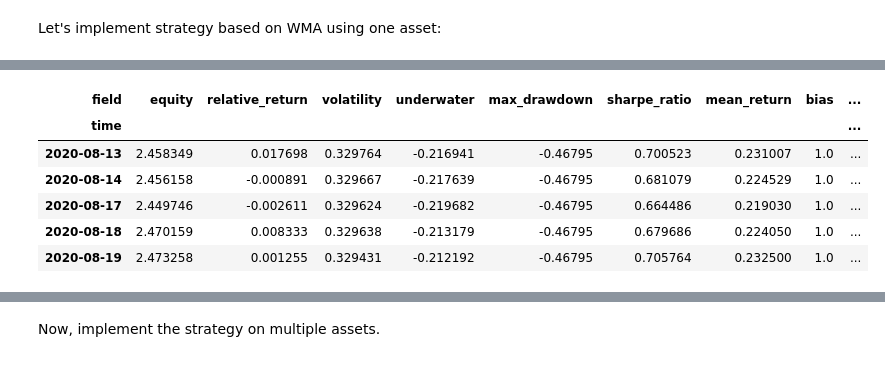
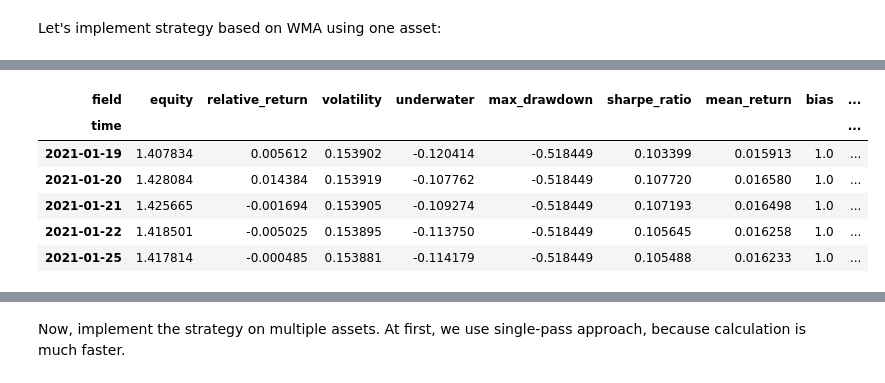
Before and after one commit to quantiacs/documentation, a Jupyter notebook: en/source/examples/examples_trend_based_strategy.ipynb, the cells around one changed output, grey strips where cells are left out. Cells and saved outputs as stored; diff of their text form; code cells hidden in the pictures.

```diff
--- a/en/source/examples/examples_trend_based_strategy.ipynb
+++ b/en/source/examples/examples_trend_based_strategy.ipynb
@@ -39,8 +42,5 @@ import datetime as dt
 # A submission will be accepted only if no max_date is set,
 # as submissions will be evaluated on live data on a daily basis.
 
-data = qndata.load_data(tail=dt.timedelta(days=4*365),
-                        dims=("time", "field", "asset"),
-                        forward_order=True
-                       )
+data = qndata.futures.load_data(min_date='2000-01-01', dims=("time", "field", "asset"))
 # %% [output]
@@ -81,14 +76,13 @@ ROCP(data: xarray.core.dataarray.DataArray, timeperiod: int = 14) -> xarray.core
 # %% [markdown]
 Let's implement strategy based on WMA using one asset:
 # %%
-stock_name = 'NASDAQ:AAPL'
+stock_name = 'F_GC'
 
 # select only 1 stock
 stock = data.sel(asset=stock_name).dropna('time', 'all')
 
 pd_time = stock.time.to_pandas()
 close = stock.sel(field='close')
-is_liquid = stock.sel(field='is_liquid') > 0
 
 # chart with prices
 price_fig = [
@@ -103,12 +97,12 @@ price_fig = [
 ]
 
 # calculate MA
-ma = xrtl.WMA(close, timeperiod=60) # you can use also SMA, EMA, etc.
+ma = xrtl.WMA(close, timeperiod=20) # you can use also SMA, EMA, etc.
 # calcuate ROC
-roc = xrtl.ROCP(ma, timeperiod=20)
+roc = xrtl.ROCP(ma, timeperiod=1)
 
 # We suppose, when abs(roc) < sideways_threshold, the trend is sideways.
-sideways_threshold = 0.03
+sideways_threshold = 0.01
 
 # positive trend direction
 positive_trend = roc > sideways_threshold
@@ -124,7 +118,6 @@ side_positive_trend = positive_trend.where(sideways_trend == False).ffill('time'
 side_negative_trend = negative_trend.where(sideways_trend == False).ffill('time').fillna(False)
 
 # charts with trend indicator
-
 trend_fig = [
     go.Scatter(
         x = pd_time,
@@ -161,10 +154,10 @@ trend_fig = [
 
 # define signals
 buy_signal = positive_trend
-buy_stop_signal = xruf.logical_or(xruf.logical_not(is_liquid), side_negative_trend)
+buy_stop_signal = side_negative_trend
 
 sell_signal = negative_trend
-sell_stop_signal = xruf.logical_or(xruf.logical_not(is_liquid), side_positive_trend)
+sell_stop_signal = side_positive_trend
 
 # calc positions
 position = close.copy(True)
@@ -239,12 +233,12 @@ fig.show()
 | field | equity | relative_return | volatility | underwater | max_drawdown | sharpe_ratio | mean_return | bias | ... |
 | time |  |  |  |  |  |  |  |  | ... |
-| 2020-08-13 | 2.458349 | 0.017698 | 0.329764 | -0.216941 | -0.46795 | 0.700523 | 0.231007 | 1.0 | ... |
-| 2020-08-14 | 2.456158 | -0.000891 | 0.329667 | -0.217639 | -0.46795 | 0.681079 | 0.224529 | 1.0 | ... |
-| 2020-08-17 | 2.449746 | -0.002611 | 0.329624 | -0.219682 | -0.46795 | 0.664486 | 0.219030 | 1.0 | ... |
-| 2020-08-18 | 2.470159 | 0.008333 | 0.329638 | -0.213179 | -0.46795 | 0.679686 | 0.224050 | 1.0 | ... |
-| 2020-08-19 | 2.473258 | 0.001255 | 0.329431 | -0.212192 | -0.46795 | 0.705764 | 0.232500 | 1.0 | ... |
+| 2021-01-19 | 1.407834 | 0.005612 | 0.153902 | -0.120414 | -0.518449 | 0.103399 | 0.015913 | 1.0 | ... |
+| 2021-01-20 | 1.428084 | 0.014384 | 0.153919 | -0.107762 | -0.518449 | 0.107720 | 0.016580 | 1.0 | ... |
+| 2021-01-21 | 1.425665 | -0.001694 | 0.153905 | -0.109274 | -0.518449 | 0.107193 | 0.016498 | 1.0 | ... |
+| 2021-01-22 | 1.418501 | -0.005025 | 0.153895 | -0.113750 | -0.518449 | 0.105645 | 0.016258 | 1.0 | ... |
+| 2021-01-25 | 1.417814 | -0.000485 | 0.153881 | -0.114179 | -0.518449 | 0.105488 | 0.016233 | 1.0 | ... |
 [interactive output not drawn]
 # %% [markdown]
-Now, implement the strategy on multiple assets.
+Now, implement the strategy on multiple assets. At first, we use single-pass approach, because calculation is much faster.
 # %%
 close = data.sel(field='close')
```
Also changed, not shown: parts of 31 cells of this notebook, 5 other files.
